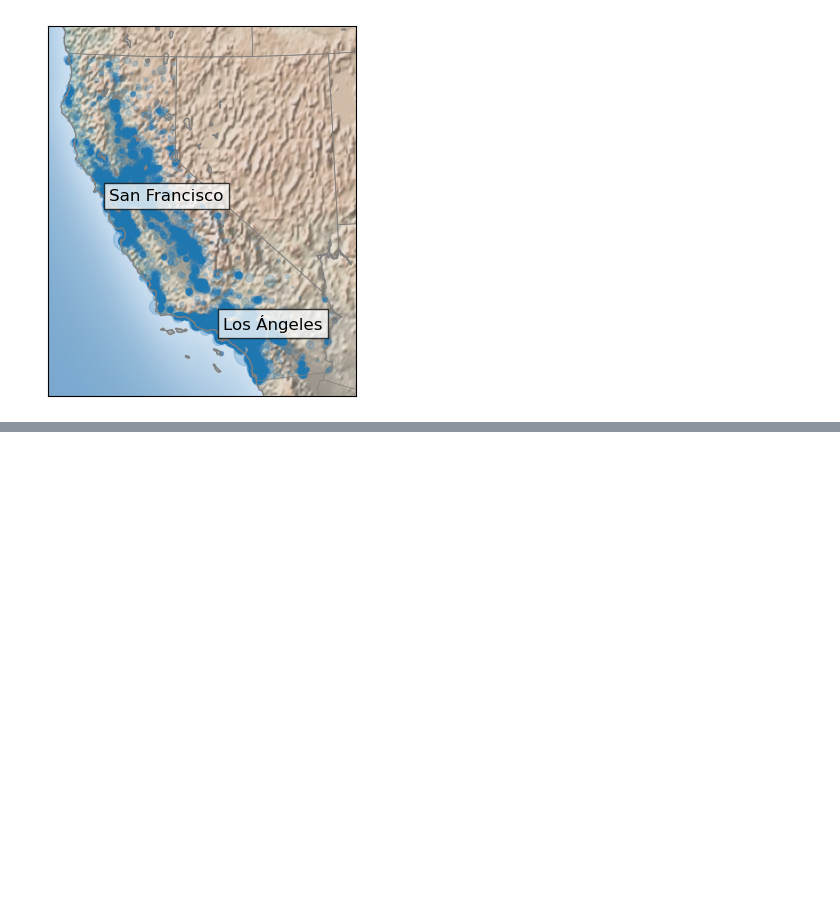
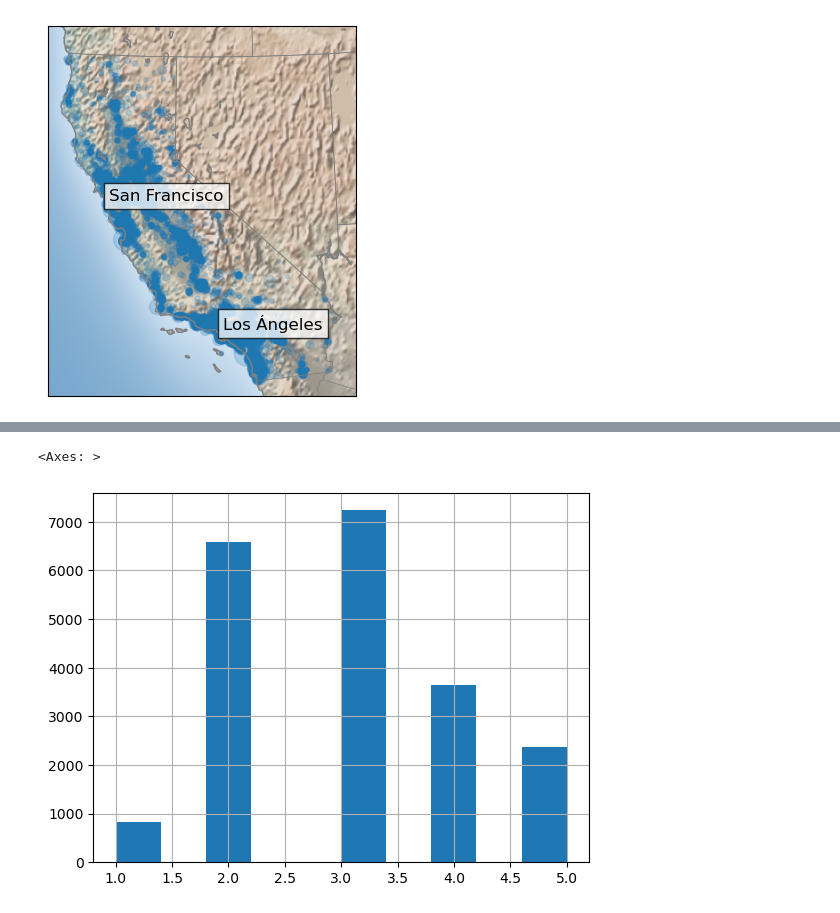
Before and after one commit to DaniMartinezX/carpeta_IA, a Jupyter notebook: Sistemas de Aprendizaxe Automático/regresion_multivariable.ipynb, the cells around one changed output, grey strips where cells are left out. Saved outputs shown, nothing was run; the diff lists cells and outputs as text; code cells hidden in the pictures; blank space fills up the shorter version.

```diff
--- a/Sistemas de Aprendizaxe Automático/regresion_multivariable.ipynb
+++ b/Sistemas de Aprendizaxe Automático/regresion_multivariable.ipynb
@@ -162,0 +243,3 @@ plt.text(x, y, 'San Francisco', fontsize=12, bbox=dict(facecolor="white", alpha=
+# %%
+datos["income_cat"] = pd.to_numeric(datos["income_cat"])
+datos.info()
@@ -162,0 +265,5 @@ plt.text(x, y, 'San Francisco', fontsize=12, bbox=dict(facecolor="white", alpha=
+# %%
+datos["income_cat"].hist()
+# %% [output]
+<Axes: >
+[figure, added]
```
Also changed, not shown: parts of 18 cells of this notebook, 5 other files.
